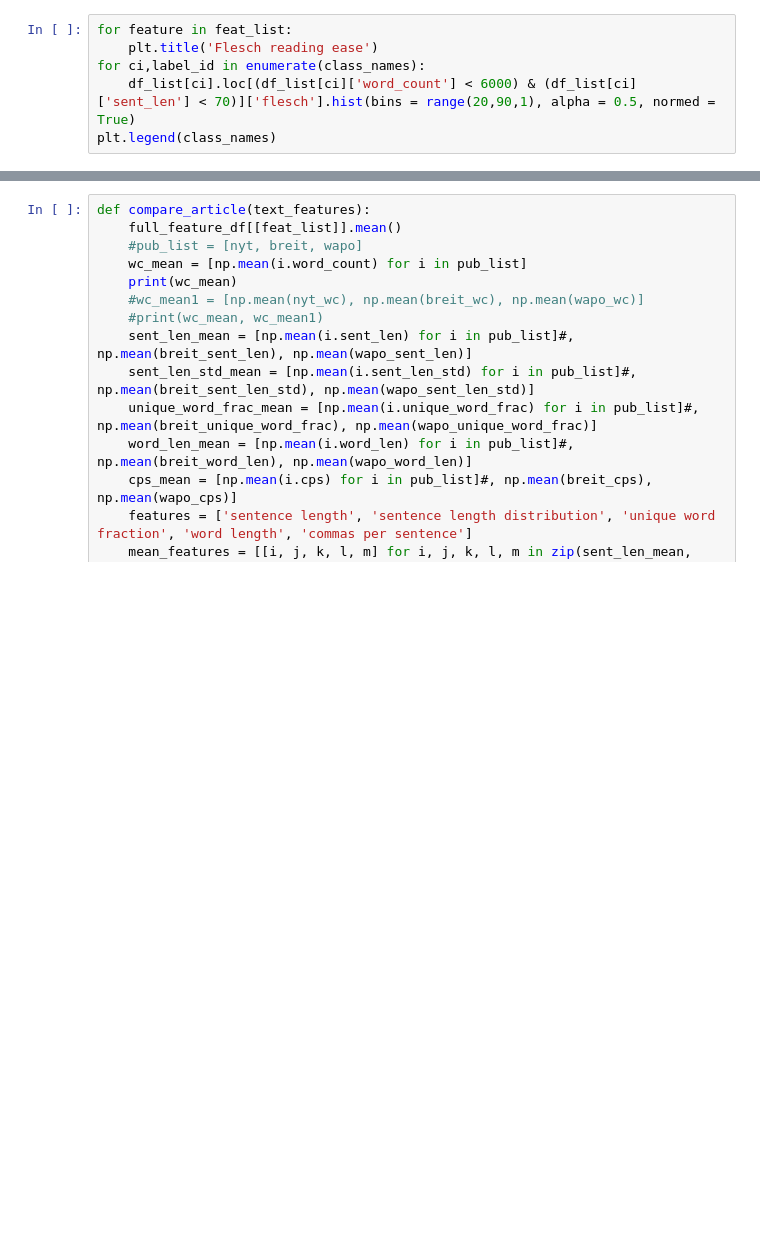
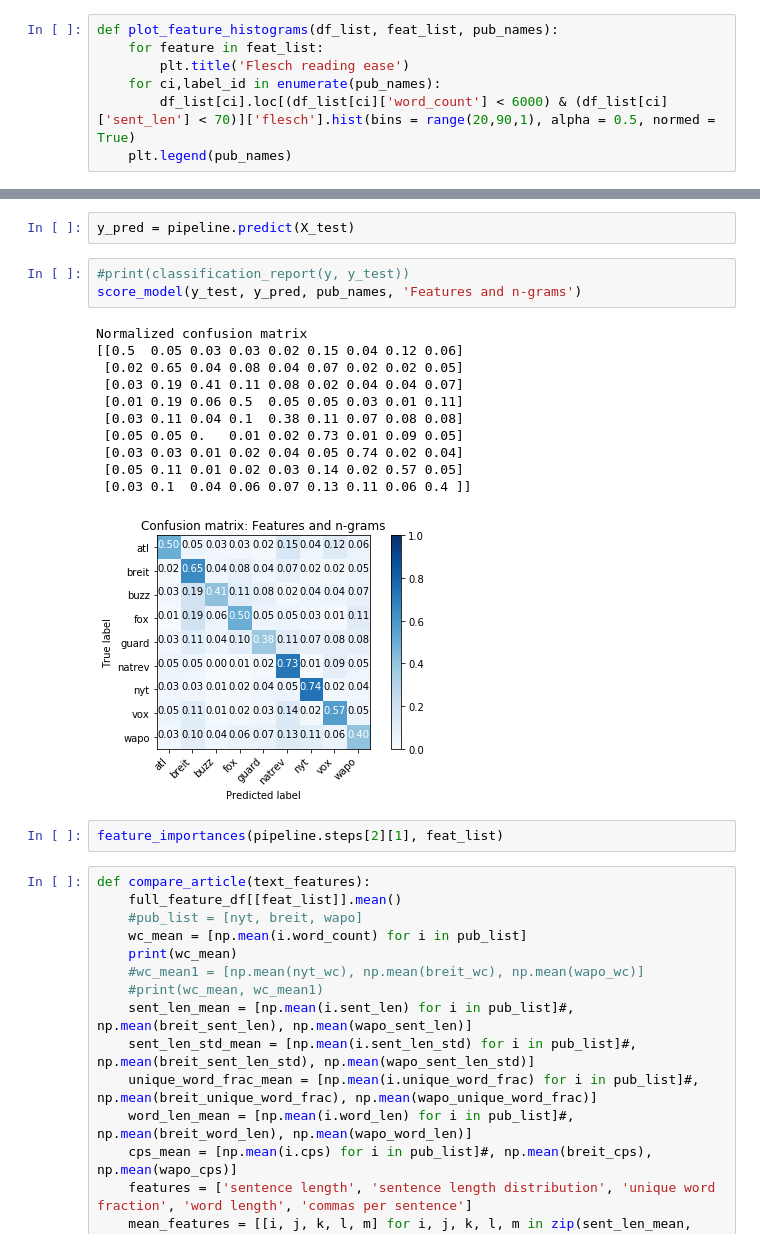
Before and after one commit to jwymbs23/insight, a Jupyter notebook: classify.ipynb, the cells around one changed output, grey strips where cells are left out. Saved outputs shown, nothing was run; the diff lists cells and outputs as text; blank space fills up the shorter version.

```diff
--- a/classify.ipynb
+++ b/classify.ipynb
@@ -70,6 +96,7 @@ pickle.dump(mean_values, open('mean_features.p', 'wb'))
 # %%
-for feature in feat_list:
-    plt.title('Flesch reading ease')
-for ci,label_id in enumerate(class_names):
-    df_list[ci].loc[(df_list[ci]['word_count'] < 6000) & (df_list[ci]['sent_len'] < 70)]['flesch'].hist(bins = range(20,90,1), alpha = 0.5, normed = True)
-plt.legend(class_names)
+def plot_feature_histograms(df_list, feat_list, pub_names):
+    for feature in feat_list:
+        plt.title('Flesch reading ease')
+    for ci,label_id in enumerate(pub_names):
+        df_list[ci].loc[(df_list[ci]['word_count'] < 6000) & (df_list[ci]['sent_len'] < 70)]['flesch'].hist(bins = range(20,90,1), alpha = 0.5, normed = True)
+    plt.legend(pub_names)
@@ -79,3 +577,22 @@ plt.legend(class_names)
+# %%
+y_pred = pipeline.predict(X_test)
+# %%
+#print(classification_report(y, y_test))
+score_model(y_test, y_pred, pub_names, 'Features and n-grams')
+# %% [output]
+Normalized confusion matrix
+[[0.5  0.05 0.03 0.03 0.02 0.15 0.04 0.12 0.06]
+ [0.02 0.65 0.04 0.08 0.04 0.07 0.02 0.02 0.05]
+ [0.03 0.19 0.41 0.11 0.08 0.02 0.04 0.04 0.07]
+ [0.01 0.19 0.06 0.5  0.05 0.05 0.03 0.01 0.11]
+ [0.03 0.11 0.04 0.1  0.38 0.11 0.07 0.08 0.08]
+ [0.05 0.05 0.   0.01 0.02 0.73 0.01 0.09 0.05]
+ [0.03 0.03 0.01 0.02 0.04 0.05 0.74 0.02 0.04]
+ [0.05 0.11 0.01 0.02 0.03 0.14 0.02 0.57 0.05]
+ [0.03 0.1  0.04 0.06 0.07 0.13 0.11 0.06 0.4 ]]
+[figure, added]
+# %%
+feature_importances(pipeline.steps[2][1], feat_list)
 # %%
 def compare_article(text_features):
     full_feature_df[[feat_list]].mean()
```
Also changed, not shown: parts of 41 cells of this notebook, 3 other files.
